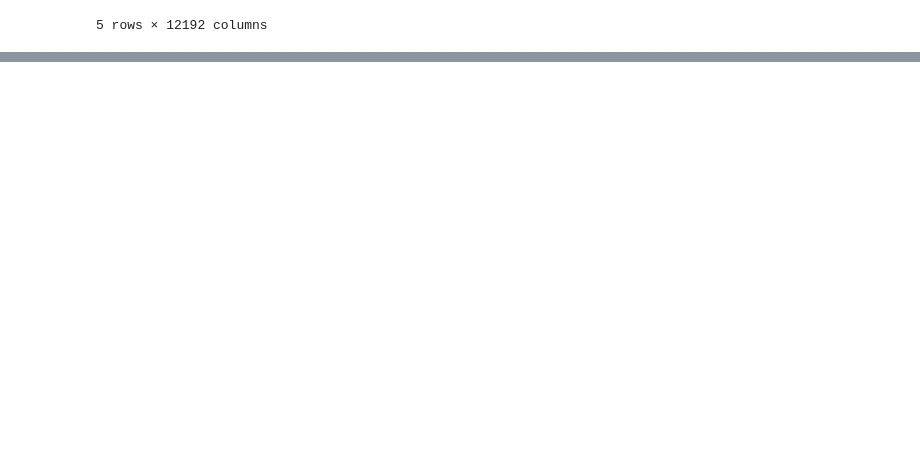
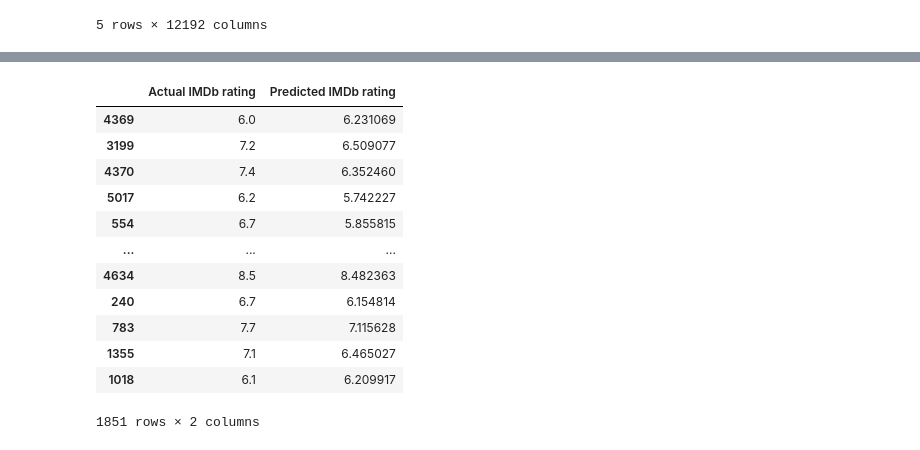
Before and after one commit to AleksKostrycka/Movie_Review_Project, a Jupyter notebook: Random_Forest_Regression_Model.ipynb, the cells around one changed output, grey strips where cells are left out. Saved outputs shown, nothing was run; the diff lists cells and outputs as text; code cells hidden in the pictures; blank space fills up the shorter version.

```diff
--- a/Random_Forest_Regression_Model.ipynb
+++ b/Random_Forest_Regression_Model.ipynb
@@ -355,3 +342,23 @@ feats
  'director_George Nolfi': 0.0,
  'director_George P. Cosmatos': 0.0,
  ...}
+# %%
+# Create DataFrame of actual and predicted rating
+test_pred = pd.DataFrame(
+    {'Actual IMDb rating':y_test,
+    'Predicted IMDb rating':y_pred})
+test_pred
+# %% [output]
+|  | Actual IMDb rating | Predicted IMDb rating |
+| 4369 | 6.0 | 6.231069 |
+| 3199 | 7.2 | 6.509077 |
+| 4370 | 7.4 | 6.352460 |
+| 5017 | 6.2 | 5.742227 |
+| 554 | 6.7 | 5.855815 |
+| ... | ... | ... |
+| 4634 | 8.5 | 8.482363 |
+| 240 | 6.7 | 6.154814 |
+| 783 | 7.7 | 7.115628 |
+| 1355 | 7.1 | 6.465027 |
+| 1018 | 6.1 | 6.209917 |
+1851 rows × 2 columns
```
Also changed, not shown: parts of 13 cells of this notebook.
